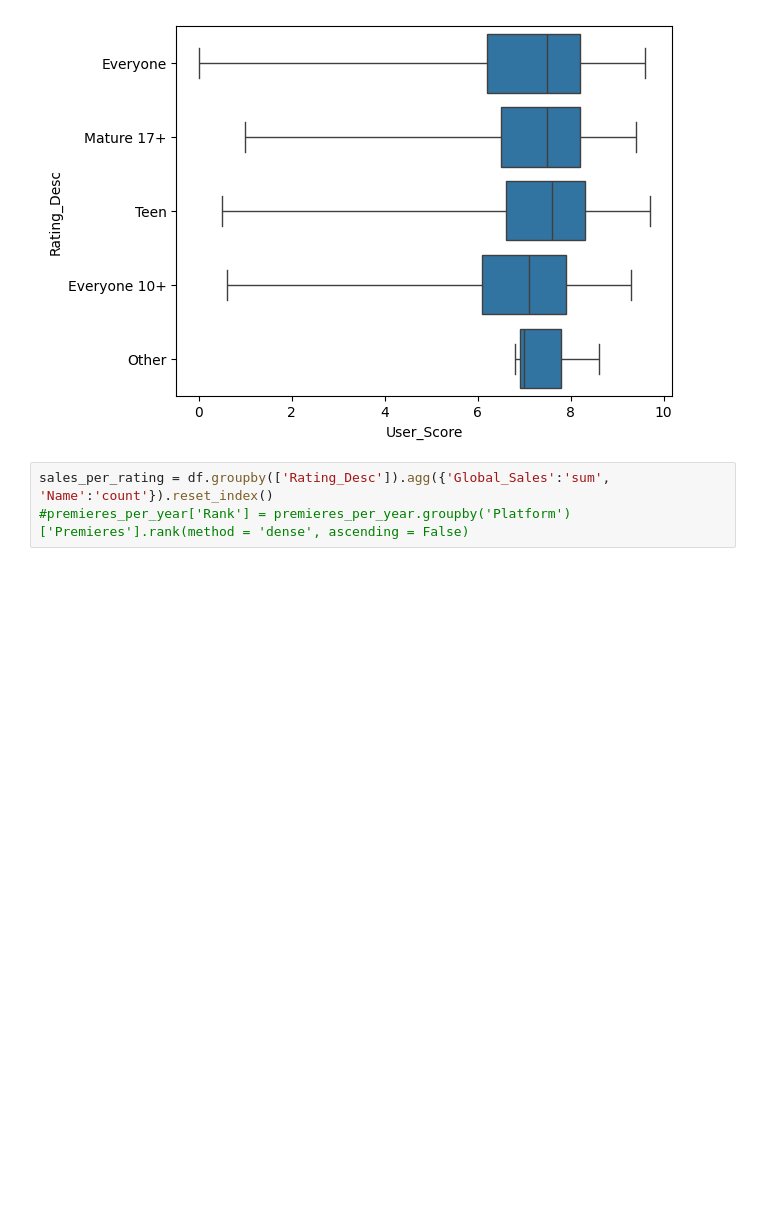
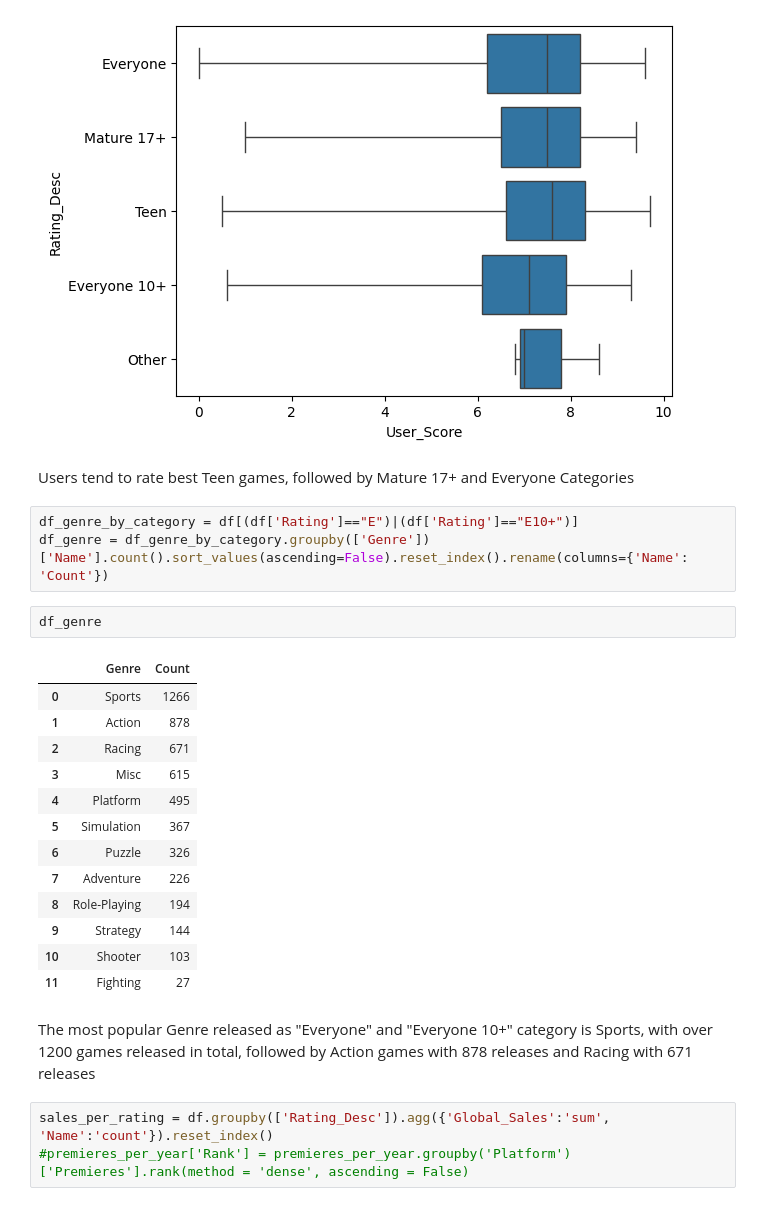
Before and after one commit to paulinaromanczuk/Games_Sales_Analysis, a Jupyter notebook: games_sales.ipynb, the cells around one changed output. Cells and saved outputs as stored; diff of their text form; blank space fills up the shorter version.

```diff
--- a/games_sales.ipynb
+++ b/games_sales.ipynb
@@ -593,6 +590,29 @@ sns.boxplot(data=df, x="User_Score", y="Rating_Desc", whis=(0, 100))
 # %% [output]
 <Axes: xlabel='User_Score', ylabel='Rating_Desc'>
 [figure]
+# %% [markdown]
+Users tend to rate best Teen games, followed by Mature 17+ and Everyone Categories
+# %%
+df_genre_by_category = df[(df['Rating']=="E")|(df['Rating']=="E10+")]
+df_genre = df_genre_by_category.groupby(['Genre'])['Name'].count().sort_values(ascending=False).reset_index().rename(columns={'Name': 'Count'})
+# %%
+df_genre
+# %% [output]
+|  | Genre | Count |
+| 0 | Sports | 1266 |
+| 1 | Action | 878 |
+| 2 | Racing | 671 |
+| 3 | Misc | 615 |
+| 4 | Platform | 495 |
+| 5 | Simulation | 367 |
+| 6 | Puzzle | 326 |
+| 7 | Adventure | 226 |
+| 8 | Role-Playing | 194 |
+| 9 | Strategy | 144 |
+| 10 | Shooter | 103 |
+| 11 | Fighting | 27 |
+# %% [markdown]
+The most popular Genre released as "Everyone" and "Everyone 10+" category is Sports, with over 1200 games released in total, followed by Action games with 878 releases and Racing with 671 releases
 # %%
 sales_per_rating = df.groupby(['Rating_Desc']).agg({'Global_Sales':'sum', 'Name':'count'}).reset_index()
 #premieres_per_year['Rank'] = premieres_per_year.groupby('Platform')['Premieres'].rank(method = 'dense', ascending = False)
```
Also changed, not shown: parts of 7 cells of this notebook.
